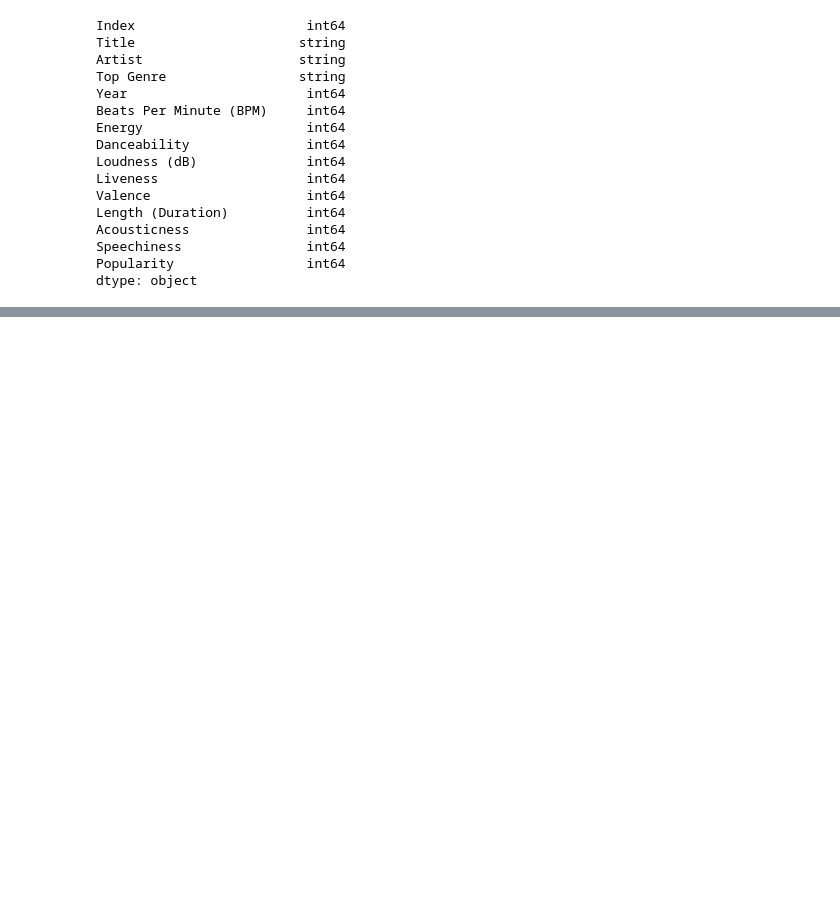
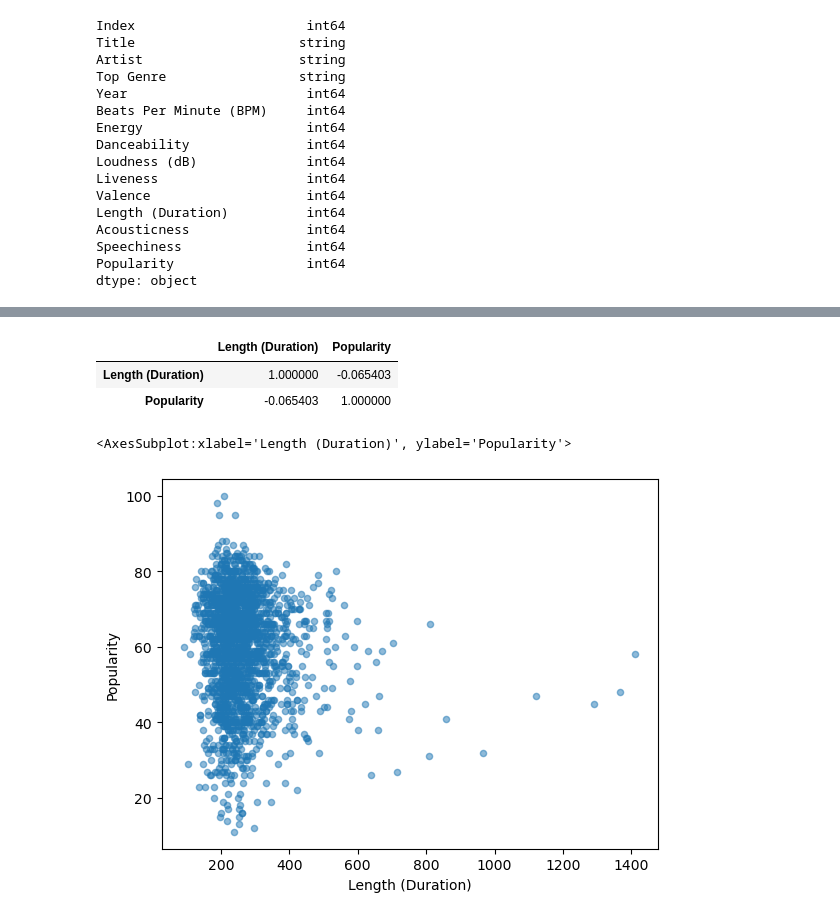
Before and after one commit to JarrettTo/CSMODEL, a Jupyter notebook: Untitled.ipynb, the cells around one changed output, grey strips where cells are left out. Cells and saved outputs as stored; diff of their text form; code cells hidden in the pictures; blank space fills up the shorter version.

```diff
--- a/Untitled.ipynb
+++ b/Untitled.ipynb
@@ -101,0 +135,11 @@ df[(df['Length (Duration)'] >= 800)]
+# %%
+length_popularity.corr()
+# %% [output]
+|  | Length (Duration) | Popularity |
+| Length (Duration) | 1.000000 | -0.065403 |
+| Popularity | -0.065403 | 1.000000 |
+# %%
+length_popularity.plot.scatter(x='Length (Duration)', y='Popularity', alpha=0.5)
+# %% [output]
+<AxesSubplot:xlabel='Length (Duration)', ylabel='Popularity'>
+[figure, added]
```
Also changed, not shown: parts of 11 cells of this notebook.
